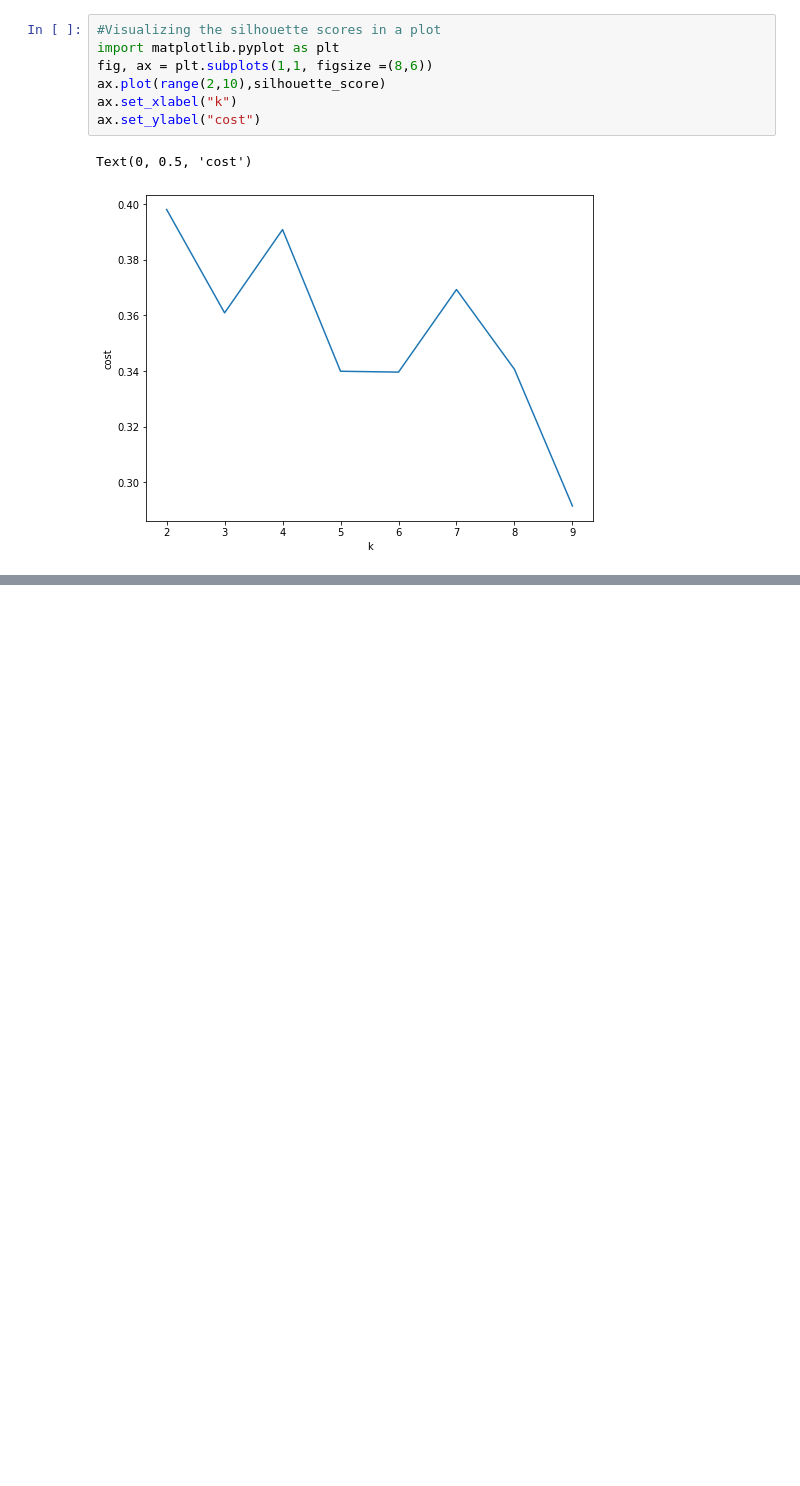
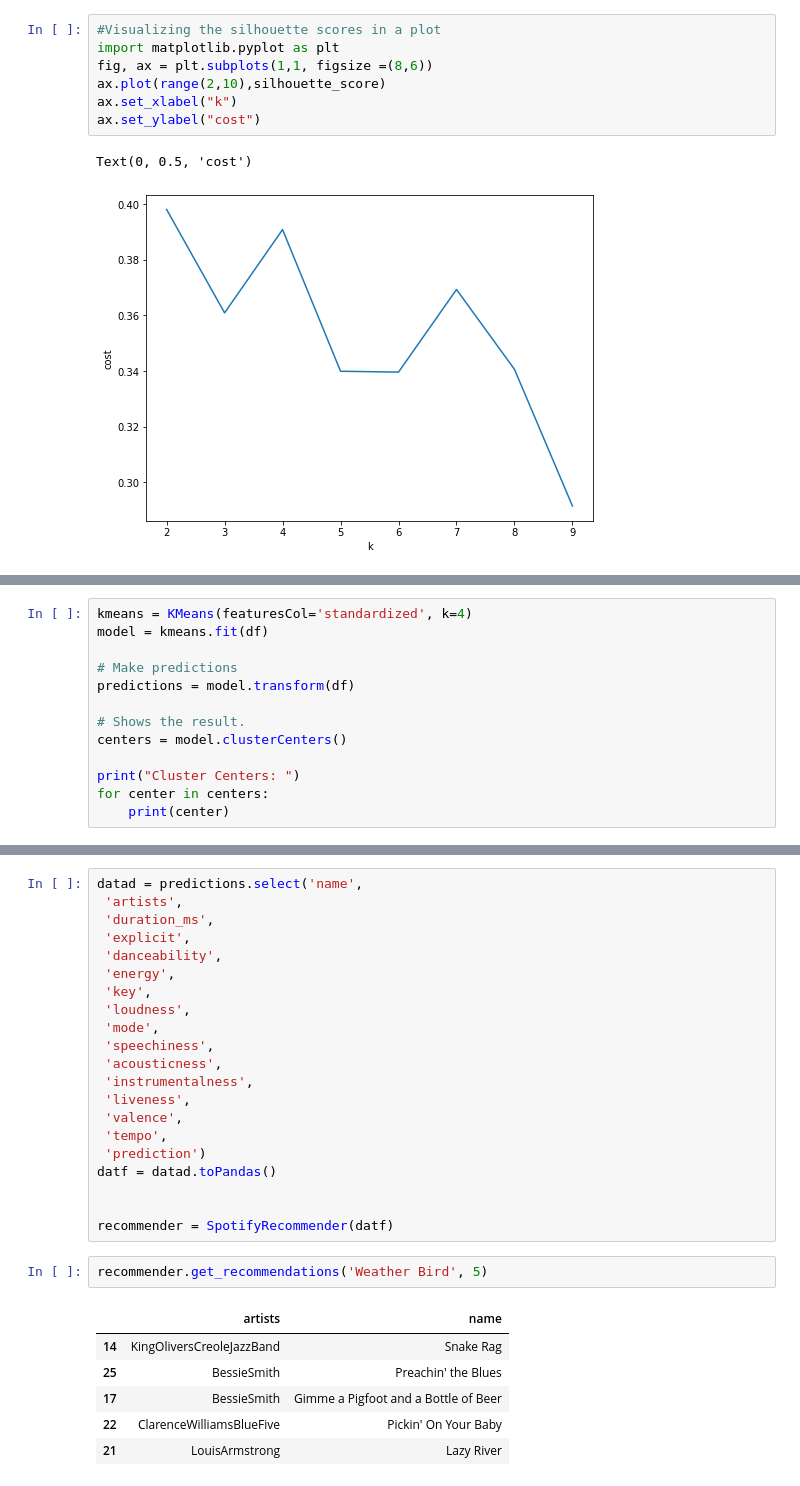
Before and after one commit to Siddharth1698/Personalized-content-based-music-recomendation-system-using-Spotify-API, a Jupyter notebook: STREAM_WORK.ipynb, the cells around one changed output, grey strips where cells are left out. Cells and saved outputs as stored; diff of their text form; blank space fills up the shorter version.

Commit message:
Basic recommendation function implemented.

```diff
--- a/STREAM_WORK.ipynb
+++ b/STREAM_WORK.ipynb
@@ -346,0 +370,13 @@ Text(0, 0.5, 'cost')
+# %%
+kmeans = KMeans(featuresCol='standardized', k=4)
+model = kmeans.fit(df)
+
+# Make predictions
+predictions = model.transform(df)
+
+# Shows the result.
+centers = model.clusterCenters()
+
+print("Cluster Centers: ")
+for center in centers:
+    print(center)
@@ -346,0 +468,30 @@ Text(0, 0.5, 'cost')
+# %%
+datad = predictions.select('name',
+ 'artists',
+ 'duration_ms',
+ 'explicit',
+ 'danceability',
+ 'energy',
+ 'key',
+ 'loudness',
+ 'mode',
+ 'speechiness',
+ 'acousticness',
+ 'instrumentalness',
+ 'liveness',
+ 'valence',
+ 'tempo',
+ 'prediction')
+datf = datad.toPandas()
+
+
+recommender = SpotifyRecommender(datf)
+# %%
+recommender.get_recommendations('Weather Bird', 5)
+# %% [output]
+|  | artists | name |
+| 14 | KingOliversCreoleJazzBand | Snake Rag |
+| 25 | BessieSmith | Preachin' the Blues |
+| 17 | BessieSmith | Gimme a Pigfoot and a Bottle of Beer |
+| 22 | ClarenceWilliamsBlueFive | Pickin' On Your Baby |
+| 21 | LouisArmstrong | Lazy River |
```
Also changed, not shown: parts of 8 cells of this notebook.
